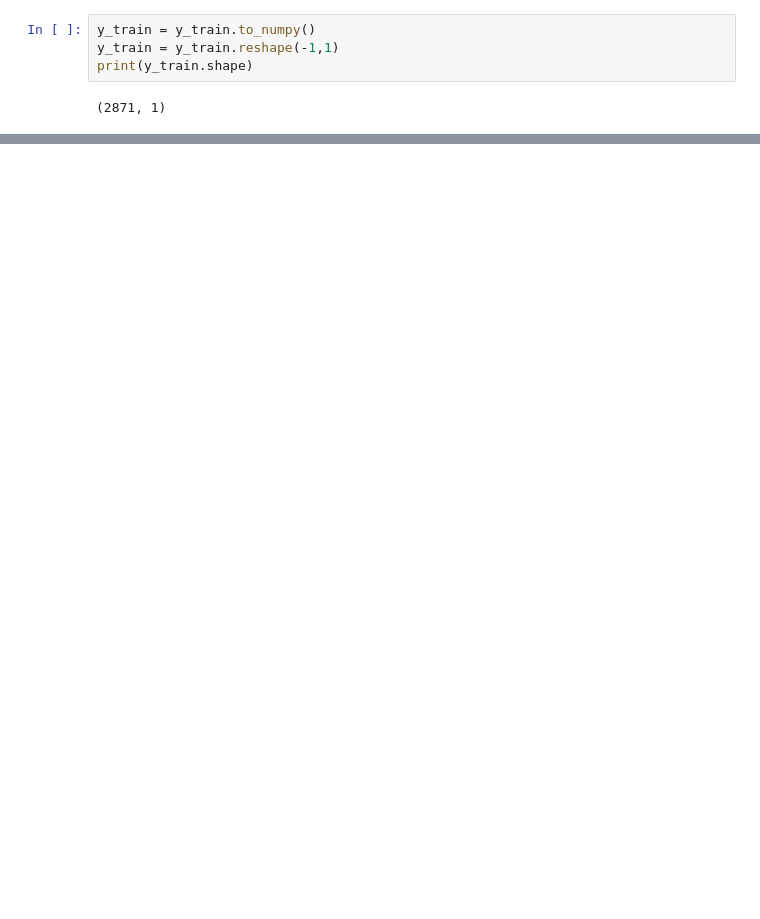
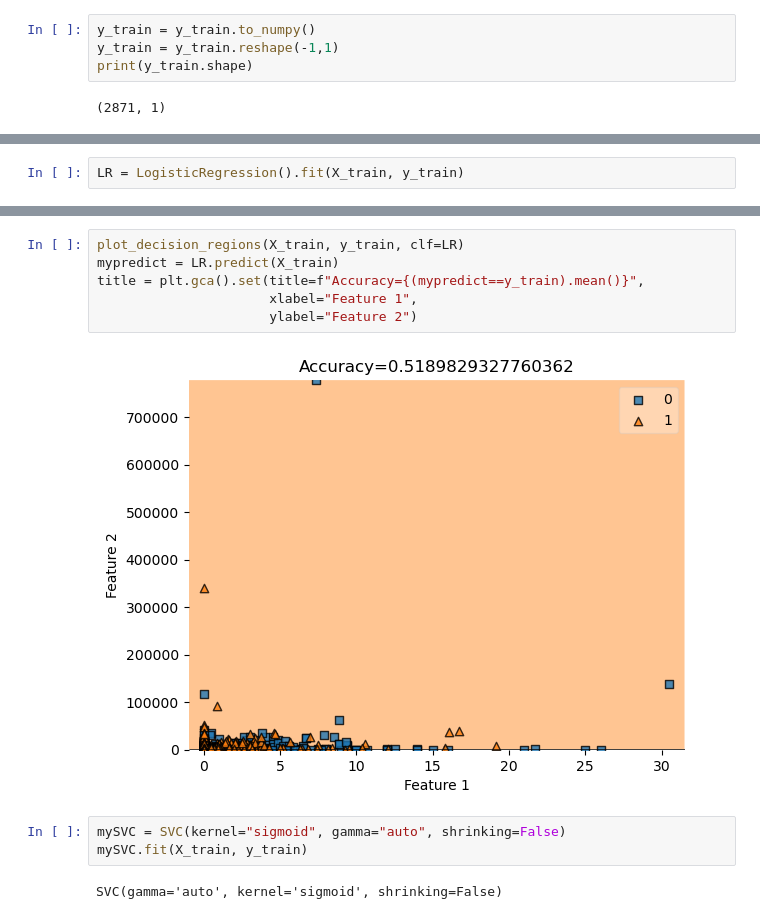
Before and after one commit to Xianzhiwang1/Leet-Code-Project, a Jupyter notebook: posts/final-blog-post/test.ipynb, the cells around one changed output, grey strips where cells are left out. Saved outputs shown, nothing was run; the diff lists cells and outputs as text; blank space fills up the shorter version.

```diff
--- a/posts/final-blog-post/test.ipynb
+++ b/posts/final-blog-post/test.ipynb
@@ -90,0 +106,2 @@ title = plt.gca().set(title=f"Accuracy={(mypredict==y_train).mean()}",
+# %%
+LR = LogisticRegression().fit(X_train, y_train)
@@ -90,0 +112,13 @@ title = plt.gca().set(title=f"Accuracy={(mypredict==y_train).mean()}",
+# %%
+plot_decision_regions(X_train, y_train, clf=LR)
+mypredict = LR.predict(X_train)
+title = plt.gca().set(title=f"Accuracy={(mypredict==y_train).mean()}",
+                      xlabel="Feature 1",
+                      ylabel="Feature 2")
+# %% [output]
+[figure, added]
+# %%
+mySVC = SVC(kernel="sigmoid", gamma="auto", shrinking=False)
+mySVC.fit(X_train, y_train)
+# %% [output]
+SVC(gamma='auto', kernel='sigmoid', shrinking=False)
```
Also changed, not shown: parts of 18 cells of this notebook, 1 other file.
